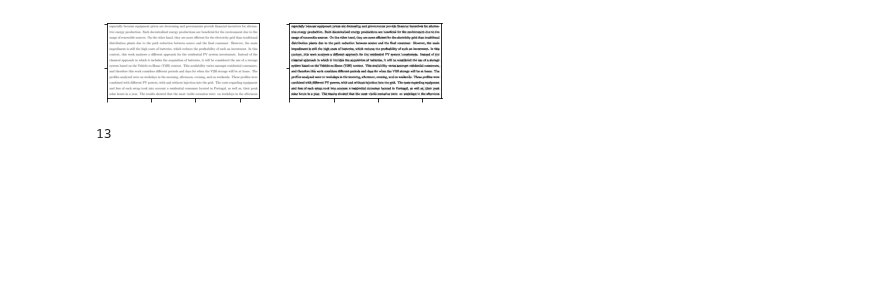
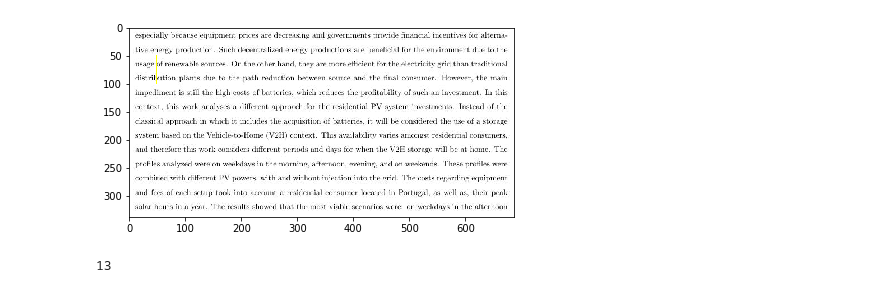
Before and after one commit to RGNagel/line-segmentation-in-text-images, a Jupyter notebook: testing.ipynb, the cells around one changed output. Cells and saved outputs as stored; diff of their text form; code cells hidden in the pictures; blank space fills up the shorter version.

Commit message:
test - drawing colorful rect. in image ok

```diff
--- a/testing.ipynb
+++ b/testing.ipynb
@@ -14,27 +17,39 @@ from skimage import data
-# %%
-image = io.imread('images/example_0.jpg', np.float64)
-# image = son1 = io.imread('http://homepages.inf.ed.ac.uk/rbf/HIPR2/images/son1.gif', np.float64)
-# image = io.imread('http://fmwconcepts.com/imagemagick/otsuthresh/images/fingerprint.jpg')
-
-
-
-image = img_as_ubyte(image)
-
-
-threshold = 240
-image_bin = image > threshold
-
-# block_size = 11
-# image_bin = threshold_local(image, block_size, offset=40)
-
-
-# io.imshow(image_bin, cmap='gray')
-# plt.show()
-
-imshowpair.imshowpair(image, image_bin, cmap='gray')
-plt.show()
-# %% [output]
-[figure, removed]
+# %%
+# the 2o argument (e.g. np.float64) converts rgb image to grayscale
+
+image = io.imread('images/example_0.jpg')
+# image = io.imread('images/teste.jpg', np.float64)
+
+start = (50, 50)
+end   = (100, 100)
+r, c = rectangle_perimeter(start, end=end)
+
+image[r, c] = (255, 255, 0)
+# set_color(image, (r,c), (255,255,0))
+
+io.imshow(image)
+plt.show()
+io.imsave('images/example_0_mod.jpg', image)
+
+# assure pixels are represented in 0-255 range
+# image = img_as_ubyte(image)
+
+# io.imshow(rgb2gray(image))
+
+
+threshold = 240
+image_bin = image > threshold
+
+# block_size = 11
+# image_bin = threshold_local(image, block_size, offset=40)
+
+
+# plt.show()
+
+# imshowpair.imshowpair(image, image_bin, cmap='gray')
+# plt.show()
+# %% [output]
+[figure, added]
 # %%
 # Algorithm
 
```
Also changed, not shown: parts of 1 cell of this notebook, 2 other files.
